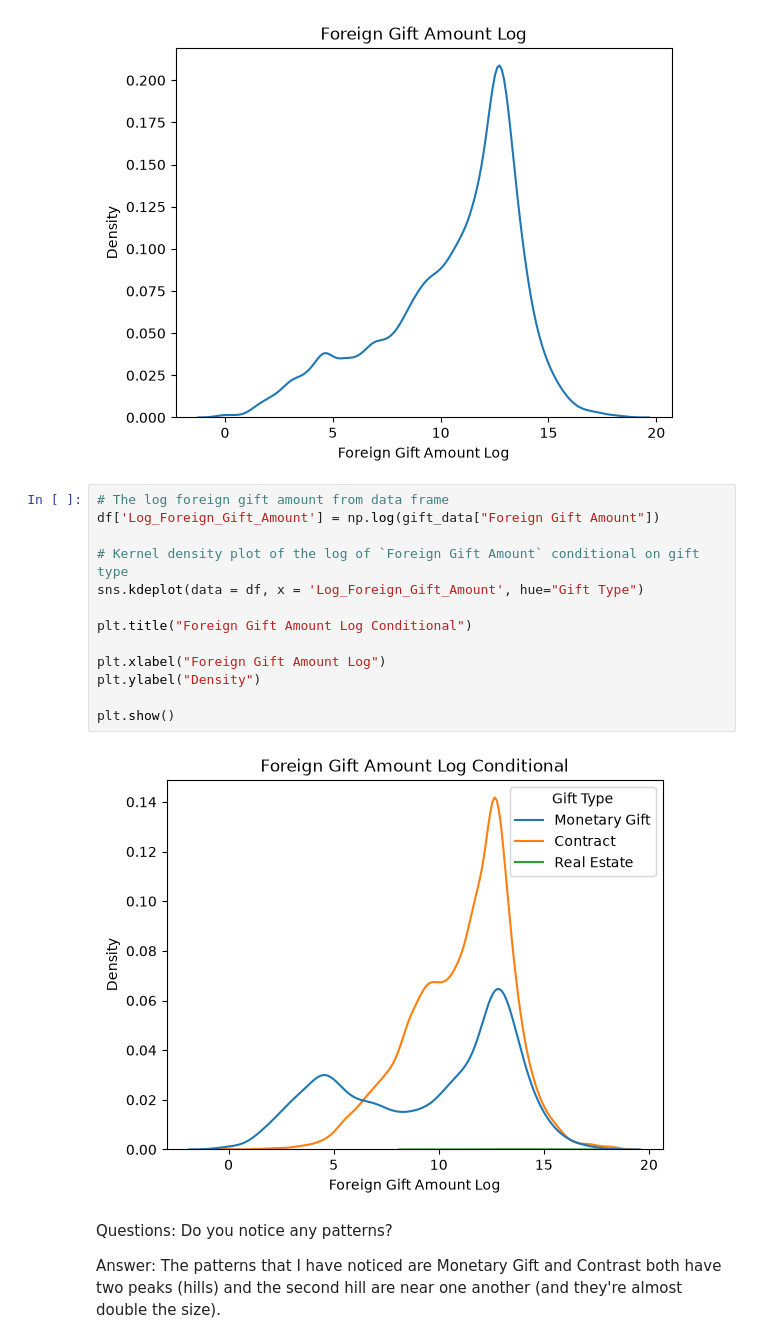
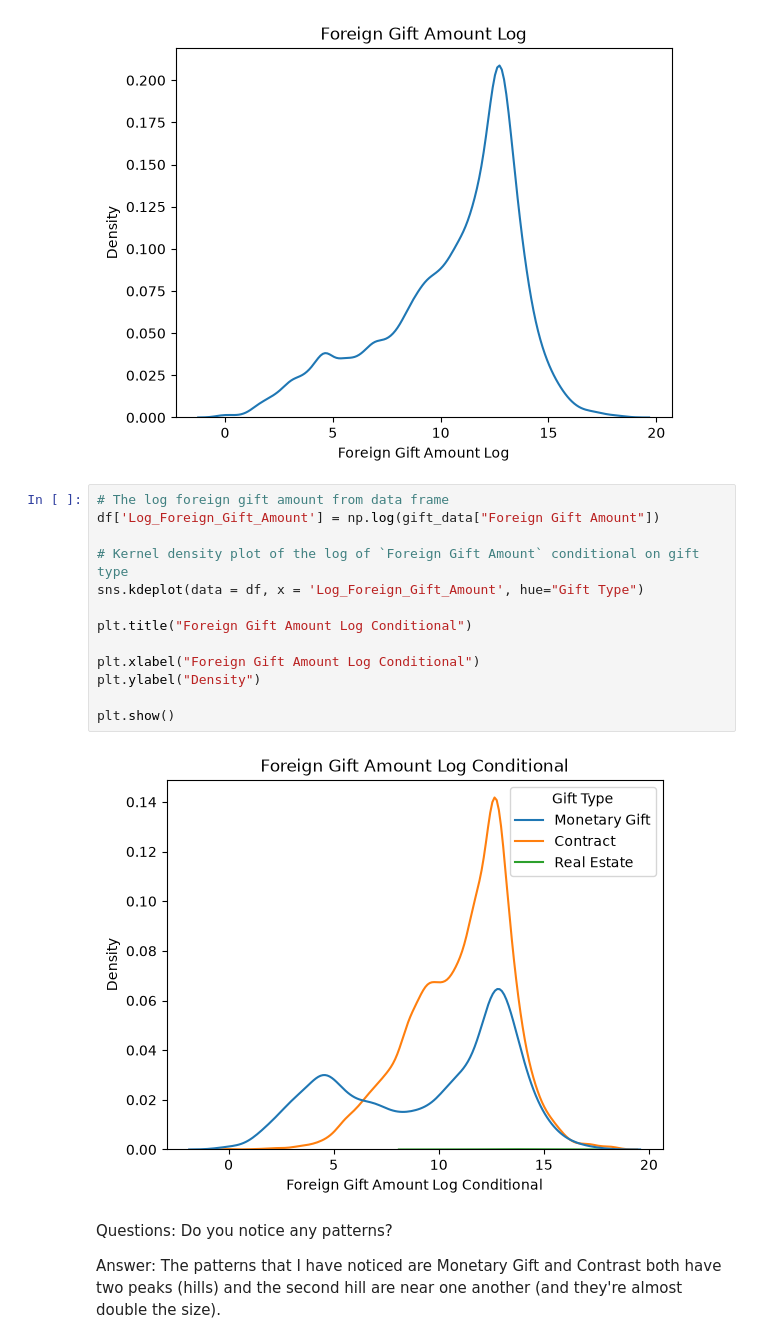
Before and after one commit to hwayalew/A02-eda-and-visualization, a Jupyter notebook: notebook.ipynb, the cells around one changed output. Cells and saved outputs as stored; diff of their text form.

```diff
--- a/notebook.ipynb
+++ b/notebook.ipynb
@@ -150,18 +150,18 @@ plt.show()
 # %%
 # The log foreign gift amount from data frame
 df['Log_Foreign_Gift_Amount'] = np.log(gift_data["Foreign Gift Amount"])
 
 # Kernel density plot of the log of `Foreign Gift Amount` conditional on gift type
 sns.kdeplot(data = df, x = 'Log_Foreign_Gift_Amount', hue="Gift Type")
 
 plt.title("Foreign Gift Amount Log Conditional")
 
-plt.xlabel("Foreign Gift Amount Log")
+plt.xlabel("Foreign Gift Amount Log Conditional")
 plt.ylabel("Density")
 
 plt.show()
 # %% [output]
-[figure, old version]
+[figure, new version]
 # %% [markdown]
 Questions: Do you notice any patterns?
 
```
Also changed, not shown: parts of 3 cells of this notebook.
